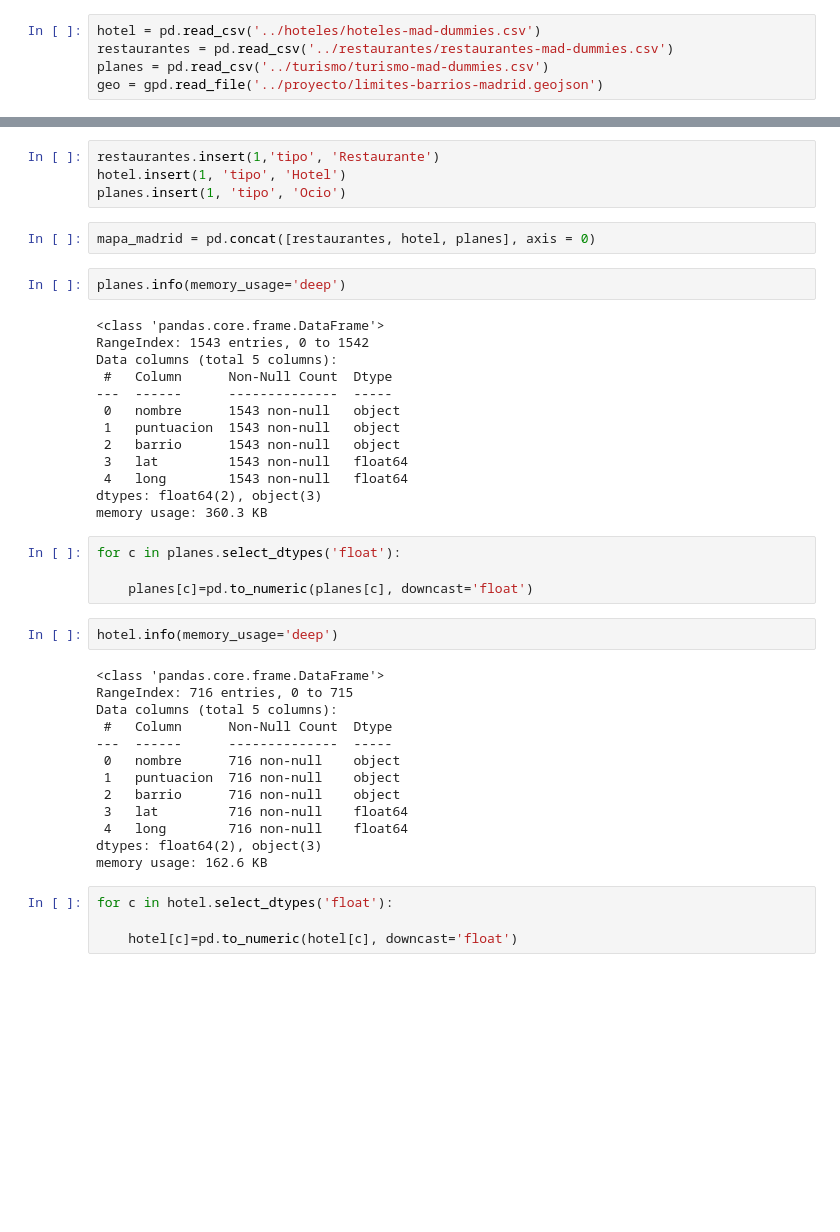
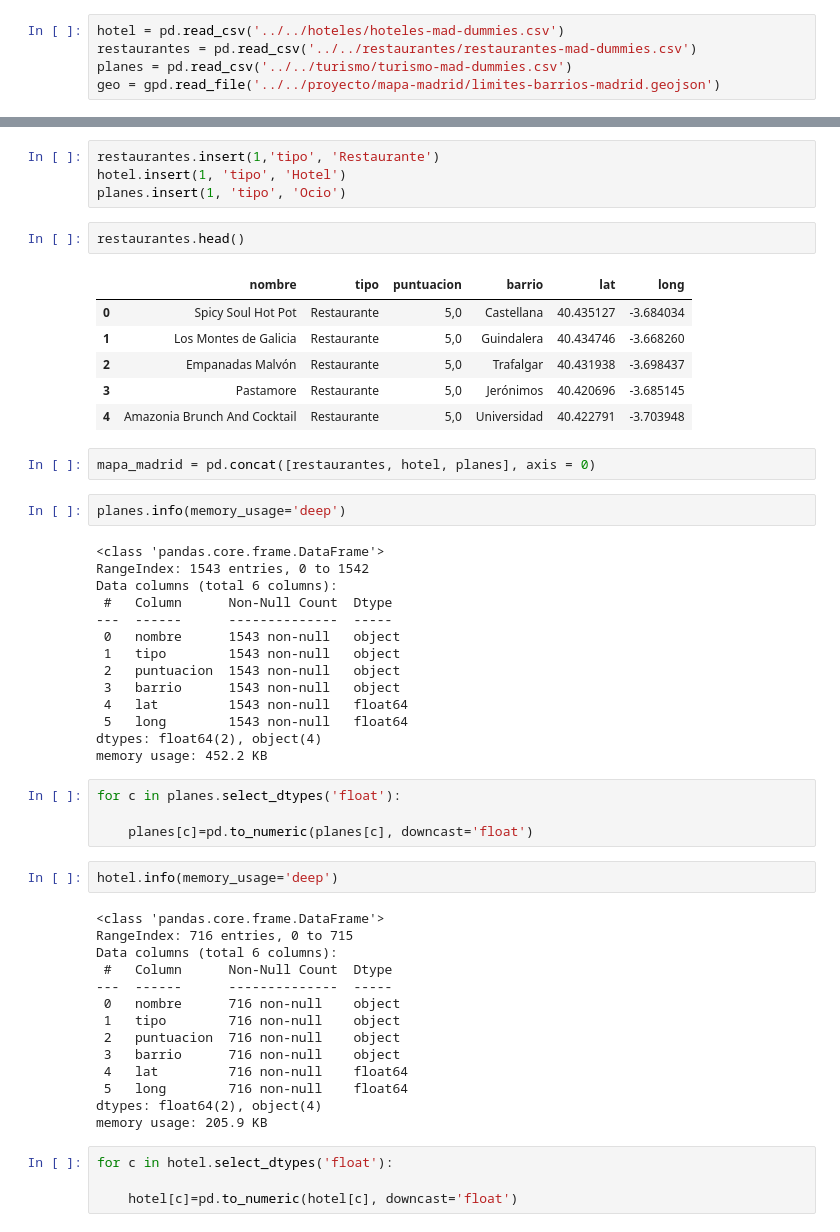
Before and after one commit to paulabnbh/Final-project-Madrid, a Jupyter notebook: proyecto/mapa-madrid/madrid-mapa.ipynb, the cells around one changed output, grey strips where cells are left out. Saved outputs shown, nothing was run; the diff lists cells and outputs as text; blank space fills up the shorter version.

```diff
--- a/proyecto/mapa-madrid/madrid-mapa.ipynb
+++ b/proyecto/mapa-madrid/madrid-mapa.ipynb
@@ -7,10 +6,10 @@ import matplotlib.pyplot as plt
 pd.set_option('display.max_columns', None)
 pd.set_option('display.max_rows', None)
 # %%
-hotel = pd.read_csv('../hoteles/hoteles-mad-dummies.csv')
-restaurantes = pd.read_csv('../restaurantes/restaurantes-mad-dummies.csv')
-planes = pd.read_csv('../turismo/turismo-mad-dummies.csv')
-geo = gpd.read_file('../proyecto/limites-barrios-madrid.geojson')
+hotel = pd.read_csv('../../hoteles/hoteles-mad-dummies.csv')
+restaurantes = pd.read_csv('../../restaurantes/restaurantes-mad-dummies.csv')
+planes = pd.read_csv('../../turismo/turismo-mad-dummies.csv')
+geo = gpd.read_file('../../proyecto/mapa-madrid/limites-barrios-madrid.geojson')
 # %%
 planes.insert(6, 'punto', 0)
 # %%
@@ -82,6 +85,15 @@ restaurantes = restaurantes[['nombre','puntuacion','barrio','lat', 'long']]
 restaurantes.insert(1,'tipo', 'Restaurante')
 hotel.insert(1, 'tipo', 'Hotel')
 planes.insert(1, 'tipo', 'Ocio')
+# %%
+restaurantes.head()
+# %% [output]
+|  | nombre | tipo | puntuacion | barrio | lat | long |
+| 0 | Spicy Soul Hot Pot | Restaurante | 5,0 | Castellana | 40.435127 | -3.684034 |
+| 1 | Los Montes de Galicia | Restaurante | 5,0 | Guindalera | 40.434746 | -3.668260 |
+| 2 | Empanadas Malvón | Restaurante | 5,0 | Trafalgar | 40.431938 | -3.698437 |
+| 3 | Pastamore | Restaurante | 5,0 | Jerónimos | 40.420696 | -3.685145 |
+| 4 | Amazonia Brunch And Cocktail | Restaurante | 5,0 | Universidad | 40.422791 | -3.703948 |
 # %%
 mapa_madrid = pd.concat([restaurantes, hotel, planes], axis = 0)
 # %%
@@ -89,16 +101,17 @@ planes.info(memory_usage='deep')
 # %% [output]
 <class 'pandas.core.frame.DataFrame'>
 RangeIndex: 1543 entries, 0 to 1542
-Data columns (total 5 columns):
+Data columns (total 6 columns):
  #   Column      Non-Null Count  Dtype
 ---  ------      --------------  -----
  0   nombre      1543 non-null   object
- 1   puntuacion  1543 non-null   object
- 2   barrio      1543 non-null   object
- 3   lat         1543 non-null   float64
- 4   long        1543 non-null   float64
-dtypes: float64(2), object(3)
-memory usage: 360.3 KB
+ 1   tipo        1543 non-null   object
+ 2   puntuacion  1543 non-null   object
+ 3   barrio      1543 non-null   object
+ 4   lat         1543 non-null   float64
+ 5   long        1543 non-null   float64
+dtypes: float64(2), object(4)
+memory usage: 452.2 KB
 # %%
 for c in planes.select_dtypes('float'):
 
@@ -108,16 +121,17 @@ hotel.info(memory_usage='deep')
 # %% [output]
 <class 'pandas.core.frame.DataFrame'>
 RangeIndex: 716 entries, 0 to 715
-Data columns (total 5 columns):
+Data columns (total 6 columns):
  #   Column      Non-Null Count  Dtype
 ---  ------      --------------  -----
  0   nombre      716 non-null    object
- 1   puntuacion  716 non-null    object
- 2   barrio      716 non-null    object
- 3   lat         716 non-null    float64
- 4   long        716 non-null    float64
-dtypes: float64(2), object(3)
-memory usage: 162.6 KB
+ 1   tipo        716 non-null    object
+ 2   puntuacion  716 non-null    object
+ 3   barrio      716 non-null    object
+ 4   lat         716 non-null    float64
+ 5   long        716 non-null    float64
+dtypes: float64(2), object(4)
+memory usage: 205.9 KB
 # %%
 for c in hotel.select_dtypes('float'):
 
```
Also changed, not shown: parts of 12 cells of this notebook, 8 other files.
